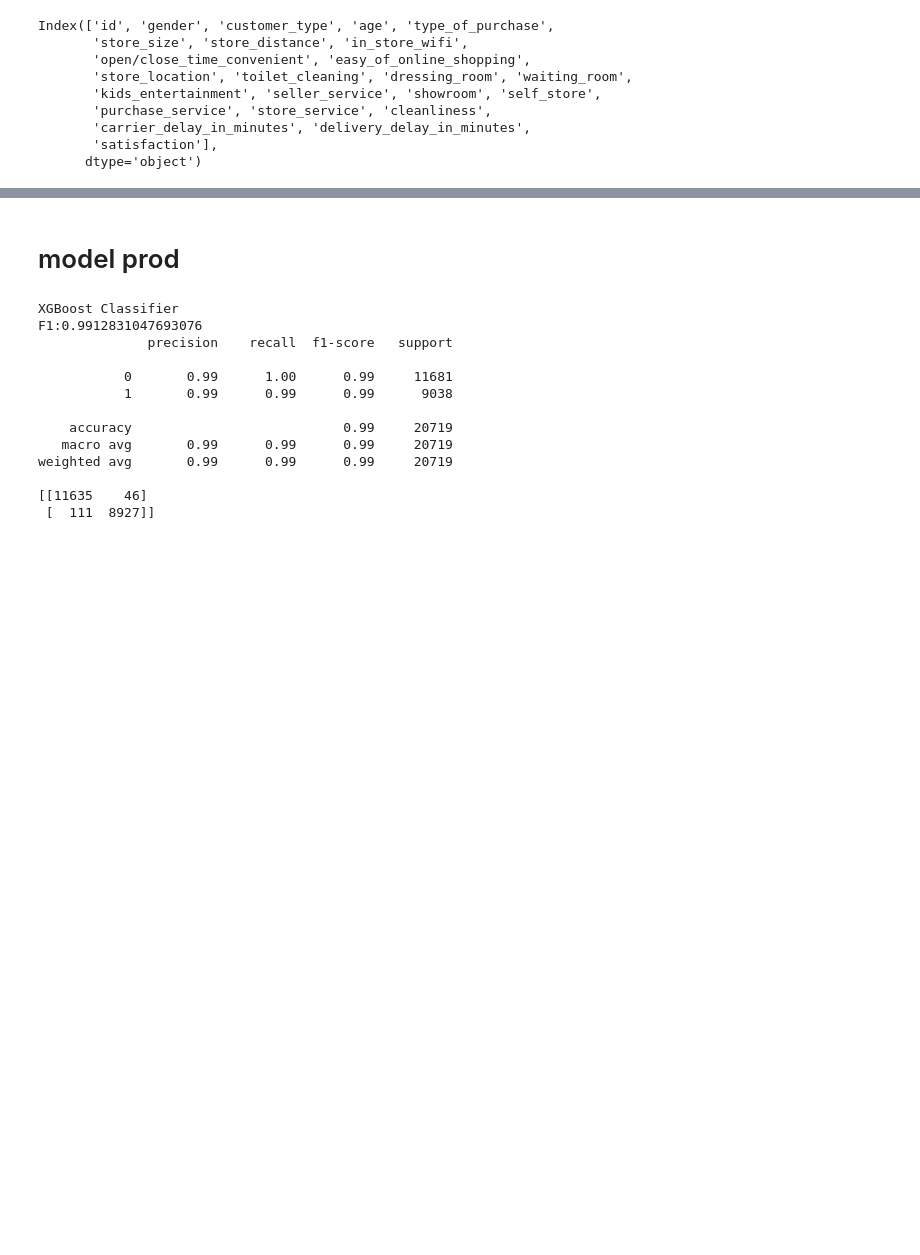
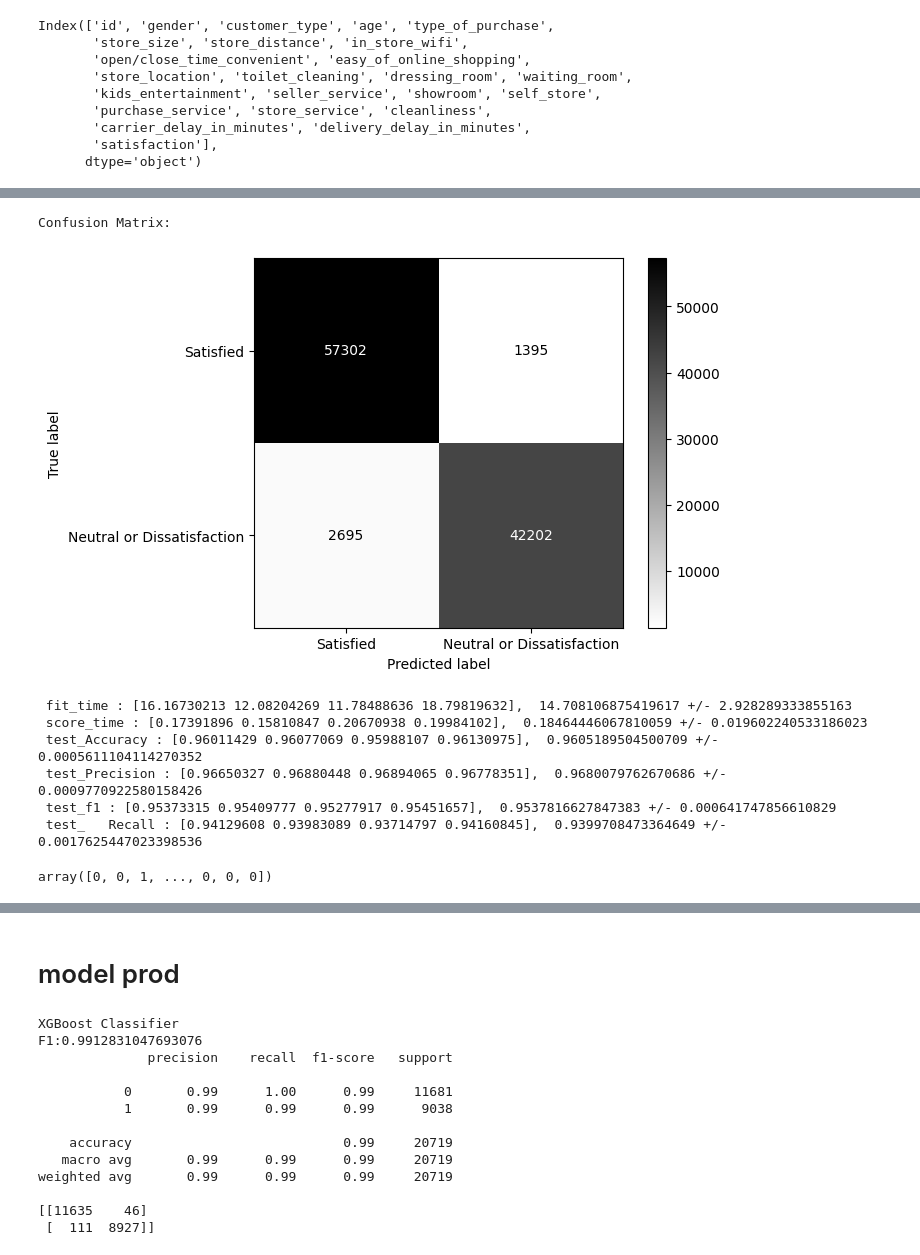
Before and after one commit to vivianebuge/hackday_5_DataWizards, a Jupyter notebook: v1.ipynb, the cells around one changed output, grey strips where cells are left out. Cells and saved outputs as stored; diff of their text form; code cells hidden in the pictures; blank space fills up the shorter version.

```diff
--- a/v1.ipynb
+++ b/v1.ipynb
@@ -332 +384,16 @@ Confusion Matrix:
 array([0, 0, 1, ..., 0, 0, 0])
+# %%
+xgb = XGBClassifier(random_state=seed)
+xgb.fit(X_train,y_train)
+
+CVS(xgb, X, y)
+# %% [output]
+Confusion Matrix:
+[figure, added]
+ fit_time : [16.16730213 12.08204269 11.78488636 18.79819632],  14.708106875419617 +/- 2.928289333855163
+ score_time : [0.17391896 0.15810847 0.20670938 0.19984102],  0.18464446067810059 +/- 0.019602240533186023
+ test_Accuracy : [0.96011429 0.96077069 0.95988107 0.96130975],  0.9605189504500709 +/- 0.0005611104114270352
+ test_Precision : [0.96650327 0.96880448 0.96894065 0.96778351],  0.9680079762670686 +/- 0.0009770922580158426
+ test_f1 : [0.95373315 0.95409777 0.95277917 0.95451657],  0.9537816627847383 +/- 0.000641747856610829
+ test_   Recall : [0.94129608 0.93983089 0.93714797 0.94160845],  0.9399708473364649 +/- 0.0017625447023398536
+array([0, 0, 1, ..., 0, 0, 0])
```
Also changed, not shown: parts of 16 cells of this notebook, 3 other files.
